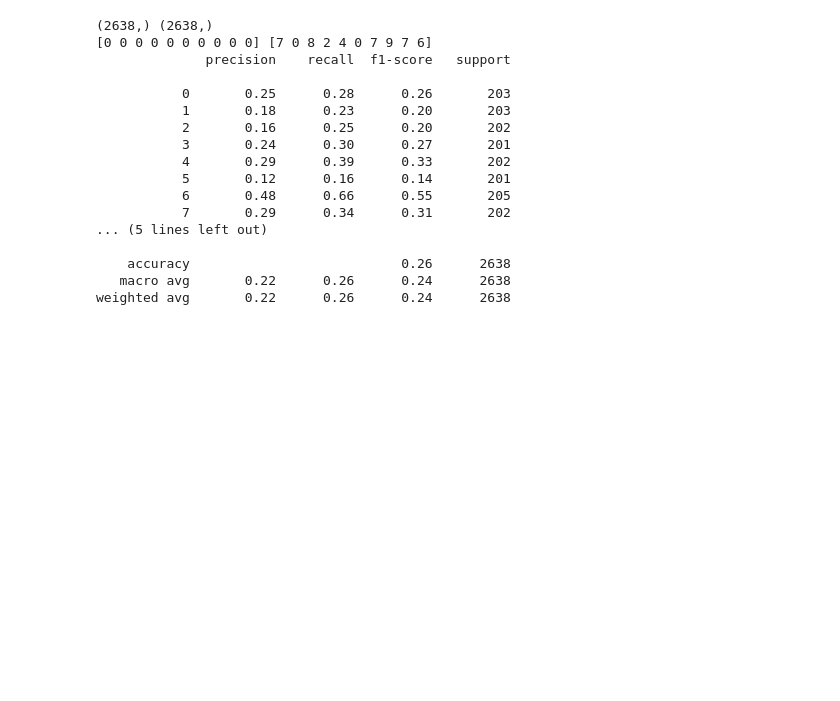
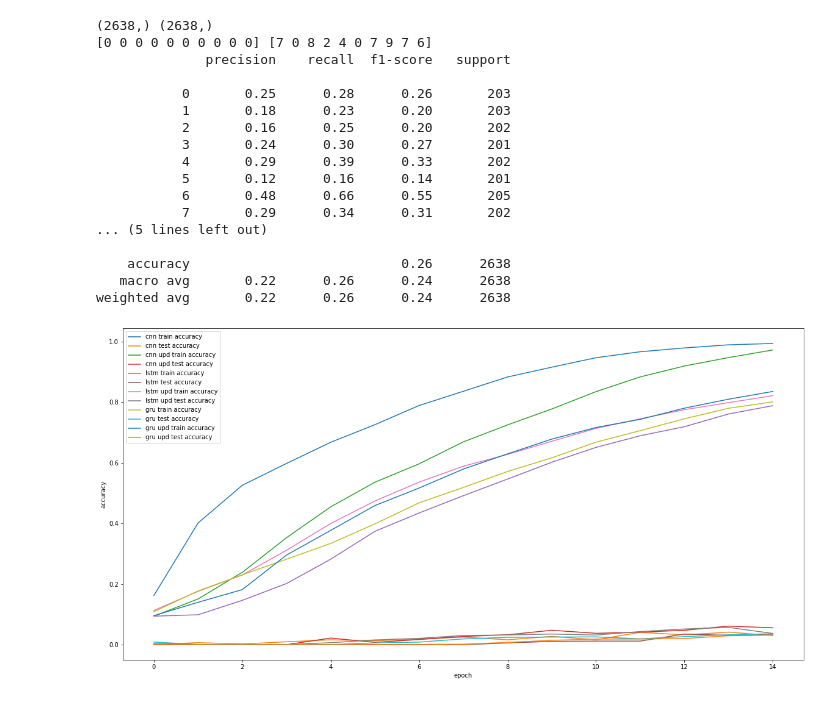
Before and after one commit to winkey1rd/Text-Data-analysis, a Jupyter notebook: TextDataAnalysis.ipynb, the cells around one changed output. Drawn from its saved outputs; the diff is of its cells as text; code cells hidden in the pictures; blank space fills up the shorter version.

Commit message:
add figure

```diff
--- a/TextDataAnalysis.ipynb
+++ b/TextDataAnalysis.ipynb
@@ -815,3 +815,37 @@ print(classification_report(answer_y_test, pred))
     accuracy                           0.26      2638
    macro avg       0.22      0.26      0.24      2638
 weighted avg       0.22      0.26      0.24      2638
+# %%
+plt.plot(history_cnn.history['accuracy'],
+         label='cnn train accuracy')
+plt.plot(history_cnn.history['val_accuracy'],
+         label='cnn test accuracy')
+plt.plot(upd_history_cnn.history['accuracy'],
+         label='cnn upd train accuracy')
+plt.plot(upd_history_cnn.history['val_accuracy'],
+         label='cnn upd test accuracy')
+
+plt.plot(history_lstm.history['accuracy'],
+         label='lstm train accuracy')
+plt.plot(history_lstm.history['val_accuracy'],
+         label='lstm test accuracy')
+plt.plot(upd_history_lstm.history['accuracy'],
+         label='lstm upd train accuracy')
+plt.plot(upd_history_lstm.history['val_accuracy'],
+         label='lstm upd test accuracy')
+
+plt.plot(history_gru.history['accuracy'],
+         label='gru train accuracy')
+plt.plot(history_gru.history['val_accuracy'],
+         label='gru test accuracy')
+plt.plot(upd_history_gru.history['accuracy'],
+         label='gru upd train accuracy')
+plt.plot(upd_history_gru.history['val_accuracy'],
+         label='gru upd test accuracy')
+plt.xlabel('epoch')
+plt.ylabel('accuracy')
+plt.rcParams["figure.figsize"] = (40,10)
+plt.legend()
+plt.show()
+# %% [output]
+[figure, added]
```
